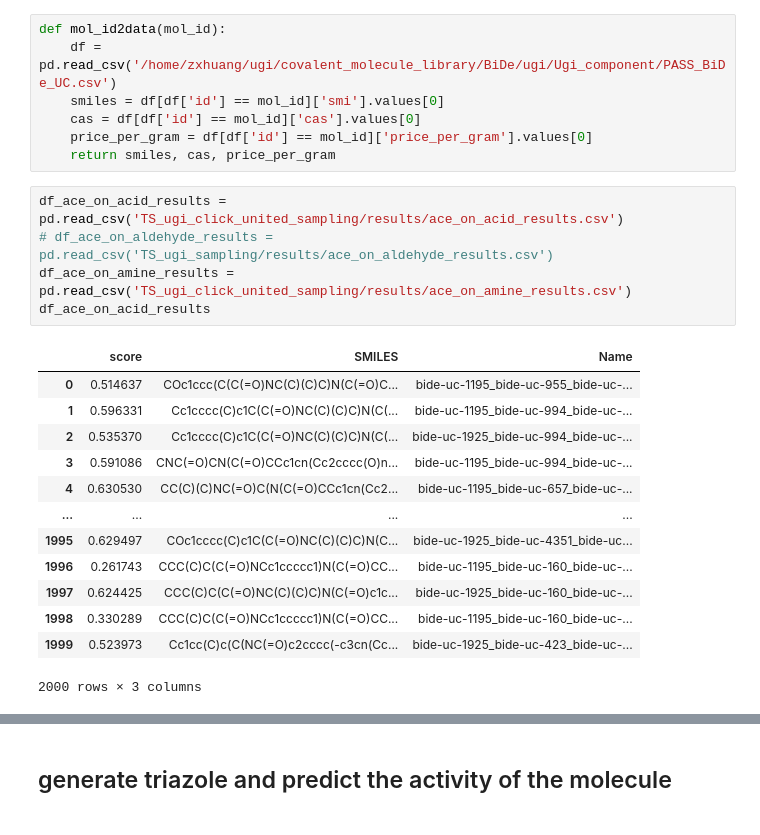
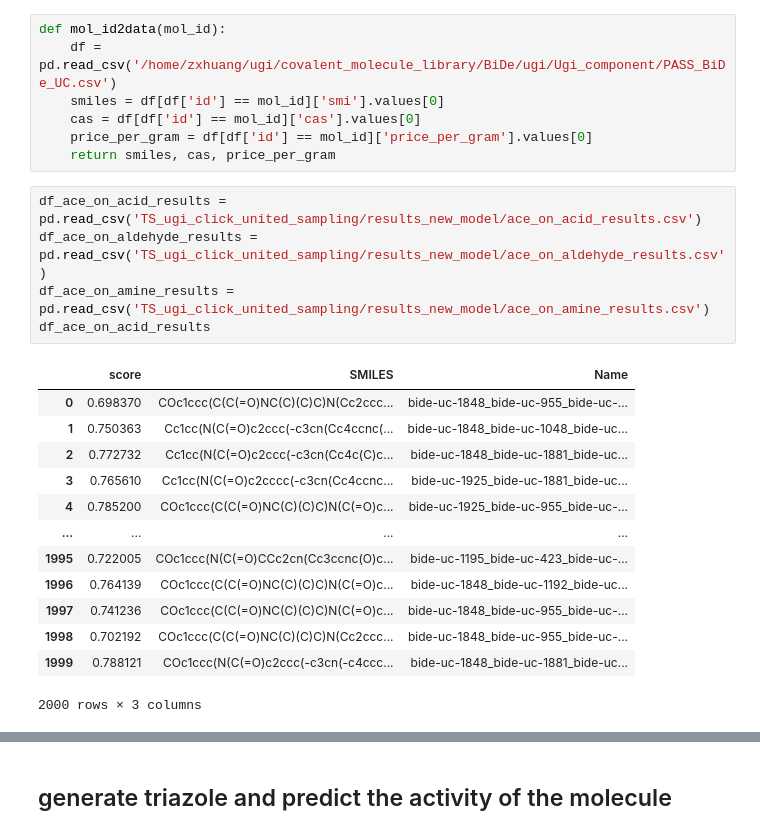
Before and after one commit to tom832/TS, a Jupyter notebook: analyze_ts_united_results.ipynb, the cells around one changed output, grey strips where cells are left out. Drawn from its saved outputs; the diff is of its cells as text.

```diff
--- a/analyze_ts_united_results.ipynb
+++ b/analyze_ts_united_results.ipynb
@@ -17,21 +17,21 @@ def mol_id2data(mol_id):
     price_per_gram = df[df['id'] == mol_id]['price_per_gram'].values[0]
     return smiles, cas, price_per_gram
 # %%
-df_ace_on_acid_results = pd.read_csv('TS_ugi_click_united_sampling/results/ace_on_acid_results.csv')
-# df_ace_on_aldehyde_results = pd.read_csv('TS_ugi_sampling/results/ace_on_aldehyde_results.csv')
-df_ace_on_amine_results = pd.read_csv('TS_ugi_click_united_sampling/results/ace_on_amine_results.csv')
+df_ace_on_acid_results = pd.read_csv('TS_ugi_click_united_sampling/results_new_model/ace_on_acid_results.csv')
+df_ace_on_aldehyde_results = pd.read_csv('TS_ugi_click_united_sampling/results_new_model/ace_on_aldehyde_results.csv')
+df_ace_on_amine_results = pd.read_csv('TS_ugi_click_united_sampling/results_new_model/ace_on_amine_results.csv')
 df_ace_on_acid_results
 # %% [output]
 |  | score | SMILES | Name |
-| 0 | 0.514637 | COc1ccc(C(C(=O)NC(C)(C)C)N(C(=O)C... | bide-uc-1195_bide-uc-955_bide-uc-... |
-| 1 | 0.596331 | Cc1cccc(C)c1C(C(=O)NC(C)(C)C)N(C(... | bide-uc-1195_bide-uc-994_bide-uc-... |
-| 2 | 0.535370 | Cc1cccc(C)c1C(C(=O)NC(C)(C)C)N(C(... | bide-uc-1925_bide-uc-994_bide-uc-... |
-| 3 | 0.591086 | CNC(=O)CN(C(=O)CCc1cn(Cc2cccc(O)n... | bide-uc-1195_bide-uc-994_bide-uc-... |
-| 4 | 0.630530 | CC(C)(C)NC(=O)C(N(C(=O)CCc1cn(Cc2... | bide-uc-1195_bide-uc-657_bide-uc-... |
+| 0 | 0.698370 | COc1ccc(C(C(=O)NC(C)(C)C)N(Cc2ccc... | bide-uc-1848_bide-uc-955_bide-uc-... |
+| 1 | 0.750363 | Cc1cc(N(C(=O)c2ccc(-c3cn(Cc4ccnc(... | bide-uc-1848_bide-uc-1048_bide-uc... |
+| 2 | 0.772732 | Cc1cc(N(C(=O)c2ccc(-c3cn(Cc4c(C)c... | bide-uc-1848_bide-uc-1881_bide-uc... |
+| 3 | 0.765610 | Cc1cc(N(C(=O)c2cccc(-c3cn(Cc4ccnc... | bide-uc-1925_bide-uc-1881_bide-uc... |
+| 4 | 0.785200 | COc1ccc(C(C(=O)NC(C)(C)C)N(C(=O)c... | bide-uc-1925_bide-uc-955_bide-uc-... |
 | ... | ... | ... | ... |
-| 1995 | 0.629497 | COc1cccc(C)c1C(C(=O)NC(C)(C)C)N(C... | bide-uc-1925_bide-uc-4351_bide-uc... |
-| 1996 | 0.261743 | CCC(C)C(C(=O)NCc1ccccc1)N(C(=O)CC... | bide-uc-1195_bide-uc-160_bide-uc-... |
-| 1997 | 0.624425 | CCC(C)C(C(=O)NC(C)(C)C)N(C(=O)c1c... | bide-uc-1925_bide-uc-160_bide-uc-... |
-| 1998 | 0.330289 | CCC(C)C(C(=O)NCc1ccccc1)N(C(=O)CC... | bide-uc-1195_bide-uc-160_bide-uc-... |
-| 1999 | 0.523973 | Cc1cc(C)c(C(NC(=O)c2cccc(-c3cn(Cc... | bide-uc-1925_bide-uc-423_bide-uc-... |
+| 1995 | 0.722005 | COc1ccc(N(C(=O)CCc2cn(Cc3ccnc(O)c... | bide-uc-1195_bide-uc-423_bide-uc-... |
+| 1996 | 0.764139 | COc1ccc(C(C(=O)NC(C)(C)C)N(C(=O)c... | bide-uc-1848_bide-uc-1192_bide-uc... |
+| 1997 | 0.741236 | COc1ccc(C(C(=O)NC(C)(C)C)N(C(=O)c... | bide-uc-1848_bide-uc-955_bide-uc-... |
+| 1998 | 0.702192 | COc1ccc(C(C(=O)NC(C)(C)C)N(Cc2ccc... | bide-uc-1848_bide-uc-955_bide-uc-... |
+| 1999 | 0.788121 | COc1ccc(N(C(=O)c2ccc(-c3cn(-c4ccc... | bide-uc-1848_bide-uc-1881_bide-uc... |
 2000 rows × 3 columns
```
Also changed, not shown: parts of 2 cells of this notebook.
